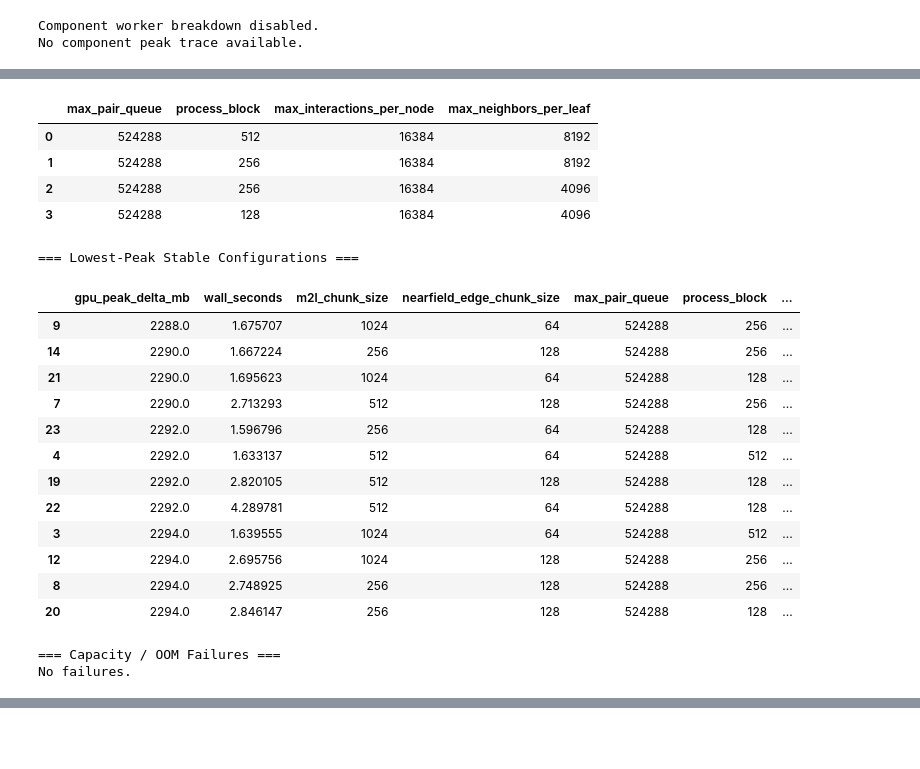
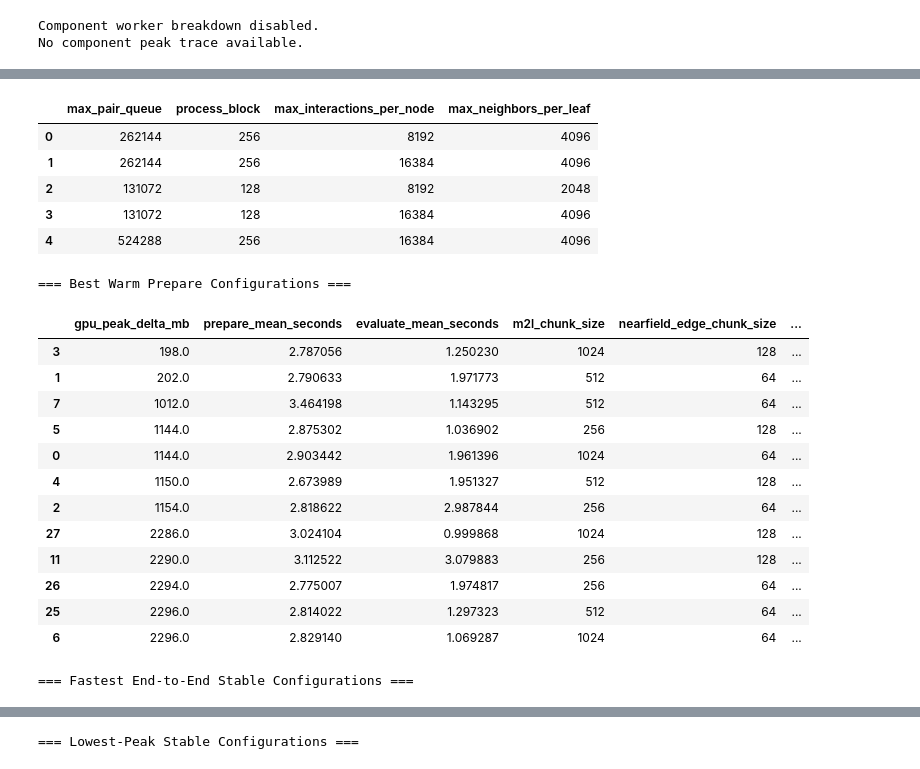
Before and after one commit to TobiBu/jaccpot, a Jupyter notebook: examples/benchmark_gpu_single_n_memory.ipynb, the cells around one changed output, grey strips where cells are left out. Saved outputs shown, nothing was run; the diff lists cells and outputs as text; code cells hidden in the pictures; blank space fills up the shorter version.

```diff
--- a/examples/benchmark_gpu_single_n_memory.ipynb
+++ b/examples/benchmark_gpu_single_n_memory.ipynb
@@ -286,6 +308,8 @@ _RuntimeExecutionOverrides(traversal_config=DualTreeTraversalConfig(max_pair_que
 compile_analysis_enabled = bool(compile_analysis_enabled)
 component_peak_enabled = bool(component_peak_enabled)
 memory_sweep_enabled = bool(memory_sweep_enabled)
+prepare_analysis_enabled = bool(prepare_analysis_enabled)
+prepare_peak_compare_enabled = bool(prepare_peak_compare_enabled)
 mac_compare_enabled = bool(mac_compare_enabled)
 # %%
 def _block_ready(value):
@@ -1136,21 +1240,16 @@ if bool(memory_sweep_enabled):
                     warmup=1,
                     fmm_kwargs_override=tuned_kwargs,
                 )
-                row = part_df.iloc[0].to_dict()
-                row["m2l_chunk_size"] = int(m2l_chunk)
-                row["nearfield_edge_chunk_size"] = int(nearfield_chunk)
-                if traversal_cfg is None:
-                    row["max_pair_queue"] = np.nan
-                    row["process_block"] = np.nan
-                    row["max_interactions_per_node"] = np.nan
-                    row["max_neighbors_per_leaf"] = np.nan
-                else:
-                    row["max_pair_queue"] = int(traversal_cfg["max_pair_queue"])
-                    row["process_block"] = int(traversal_cfg["process_block"])
-                    row["max_interactions_per_node"] = int(traversal_cfg["max_interactions_per_node"])
-                    row["max_neighbors_per_leaf"] = int(traversal_cfg["max_neighbors_per_leaf"])
-                row["memory_sweep_run_id"] = str(memory_sweep_run_id)
-                row["fit_status"] = "ok" if str(row.get("error_type", "")) == "" else str(row.get("error_type", ""))
+                row = _annotate_worker_row(
+                    part_df,
+                    traversal_cfg=traversal_cfg,
+                    run_id_field="memory_sweep_run_id",
+                    run_id=memory_sweep_run_id,
+                    extra_fields={
+                        "m2l_chunk_size": int(m2l_chunk),
+                        "nearfield_edge_chunk_size": int(nearfield_chunk),
+                    },
+                )
                 sweep_rows.append(row)
     memory_sweep_df = pd.DataFrame(sweep_rows)
     memory_sweep_completed = True
@@ -1193,8 +1293,18 @@ else:
     print(f"Sweep run_id={memory_sweep_run_id}")
     print("Active traversal candidates used for this sweep:")
     display(memory_sweep_candidate_df)
-    print("=== Lowest-Peak Stable Configurations ===")
     stable_df = memory_sweep_df[memory_sweep_df["fit_status"] == "ok"].copy()
+    if bool(prepare_analysis_enabled) and not stable_df.empty:
+        print("=== Best Warm Prepare Configurations ===")
+        prepare_df = stable_df.sort_values(["gpu_peak_delta_mb", "prepare_mean_seconds", "evaluate_mean_seconds"], ascending=[True, True, True])
+        display(prepare_df[["gpu_peak_delta_mb", "prepare_mean_seconds", "evaluate_mean_seconds", "m2l_chunk_size", "nearfield_edge_chunk_size", "max_pair_queue", "process_block", "max_interactions_per_node", "max_neighbors_per_leaf"]].head(12))
+        print("\n=== Fastest End-to-End Stable Configurations ===")
+        end_to_end_df = stable_df.assign(total_phase_seconds=stable_df["prepare_mean_seconds"] + stable_df["evaluate_mean_seconds"])
+        end_to_end_df = end_to_end_df.sort_values(["total_phase_seconds", "gpu_peak_delta_mb"], ascending=[True, True])
+        display(end_to_end_df[["total_phase_seconds", "prepare_mean_seconds", "evaluate_mean_seconds", "gpu_peak_delta_mb", "m2l_chunk_size", "nearfield_edge_chunk_size", "max_pair_queue", "process_block", "max_interactions_per_node", "max_neighbors_per_leaf"]].head(12))
+        print("\n=== Lowest-Peak Stable Configurations ===")
+    else:
+        print("=== Lowest-Peak Stable Configurations ===")
     if stable_df.empty:
         print("No stable configuration found.")
     else:
@@ -1212,22 +1322,22 @@ Sweep run_id=20260313_105141
 Active traversal candidates used for this sweep:
 |  | max_pair_queue | process_block | max_interactions_per_node | max_neighbors_per_leaf |
-| 0 | 524288 | 512 | 16384 | 8192 |
-| 1 | 524288 | 256 | 16384 | 8192 |
-| 2 | 524288 | 256 | 16384 | 4096 |
-| 3 | 524288 | 128 | 16384 | 4096 |
+| 0 | 262144 | 256 | 8192 | 4096 |
+| 1 | 262144 | 256 | 16384 | 4096 |
+| 2 | 131072 | 128 | 8192 | 2048 |
+| 3 | 131072 | 128 | 16384 | 4096 |
+| 4 | 524288 | 256 | 16384 | 4096 |
-=== Lowest-Peak Stable Configurations ===
+=== Best Warm Prepare Configurations ===
-|  | gpu_peak_delta_mb | wall_seconds | m2l_chunk_size | nearfield_edge_chunk_size | max_pair_queue | process_block | ... |
-| 9 | 2288.0 | 1.675707 | 1024 | 64 | 524288 | 256 | ... |
-| 14 | 2290.0 | 1.667224 | 256 | 128 | 524288 | 256 | ... |
-| 21 | 2290.0 | 1.695623 | 1024 | 64 | 524288 | 128 | ... |
-| 7 | 2290.0 | 2.713293 | 512 | 128 | 524288 | 256 | ... |
-| 23 | 2292.0 | 1.596796 | 256 | 64 | 524288 | 128 | ... |
-| 4 | 2292.0 | 1.633137 | 512 | 64 | 524288 | 512 | ... |
-| 19 | 2292.0 | 2.820105 | 512 | 128 | 524288 | 128 | ... |
-| 22 | 2292.0 | 4.289781 | 512 | 64 | 524288 | 128 | ... |
-| 3 | 2294.0 | 1.639555 | 1024 | 64 | 524288 | 512 | ... |
-| 12 | 2294.0 | 2.695756 | 1024 | 128 | 524288 | 256 | ... |
-| 8 | 2294.0 | 2.748925 | 256 | 128 | 524288 | 256 | ... |
-| 20 | 2294.0 | 2.846147 | 256 | 128 | 524288 | 128 | ... |
+|  | gpu_peak_delta_mb | prepare_mean_seconds | evaluate_mean_seconds | m2l_chunk_size | nearfield_edge_chunk_size | ... |
+| 3 | 198.0 | 2.787056 | 1.250230 | 1024 | 128 | ... |
+| 1 | 202.0 | 2.790633 | 1.971773 | 512 | 64 | ... |
+| 7 | 1012.0 | 3.464198 | 1.143295 | 512 | 64 | ... |
+| 5 | 1144.0 | 2.875302 | 1.036902 | 256 | 128 | ... |
+| 0 | 1144.0 | 2.903442 | 1.961396 | 1024 | 64 | ... |
+| 4 | 1150.0 | 2.673989 | 1.951327 | 512 | 128 | ... |
+| 2 | 1154.0 | 2.818622 | 2.987844 | 256 | 64 | ... |
+| 27 | 2286.0 | 3.024104 | 0.999868 | 1024 | 128 | ... |
+| 11 | 2290.0 | 3.112522 | 3.079883 | 256 | 128 | ... |
+| 26 | 2294.0 | 2.775007 | 1.974817 | 256 | 64 | ... |
+| 25 | 2296.0 | 2.814022 | 1.297323 | 512 | 64 | ... |
+| 6 | 2296.0 | 2.829140 | 1.069287 | 1024 | 64 | ... |
-=== Capacity / OOM Failures ===
-No failures.
+=== Fastest End-to-End Stable Configurations ===
@@ -1233,0 +1357 @@ No failures.
+=== Lowest-Peak Stable Configurations ===
```
Also changed, not shown: parts of 11 cells of this notebook, 1 other file.
